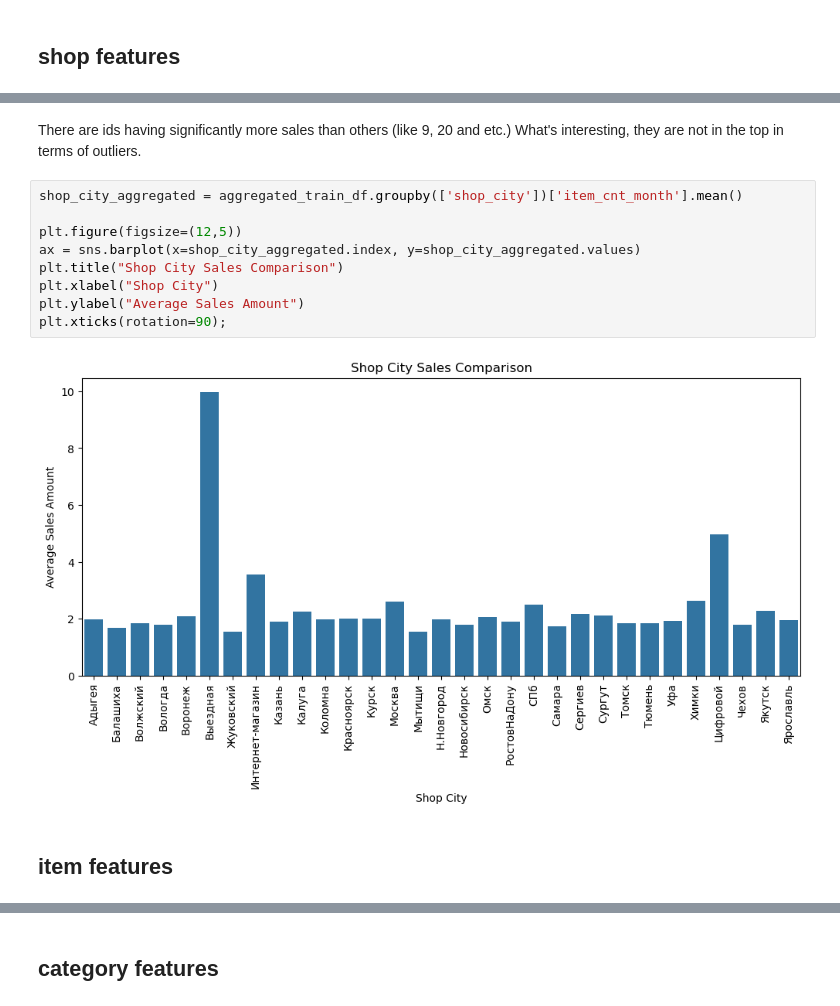
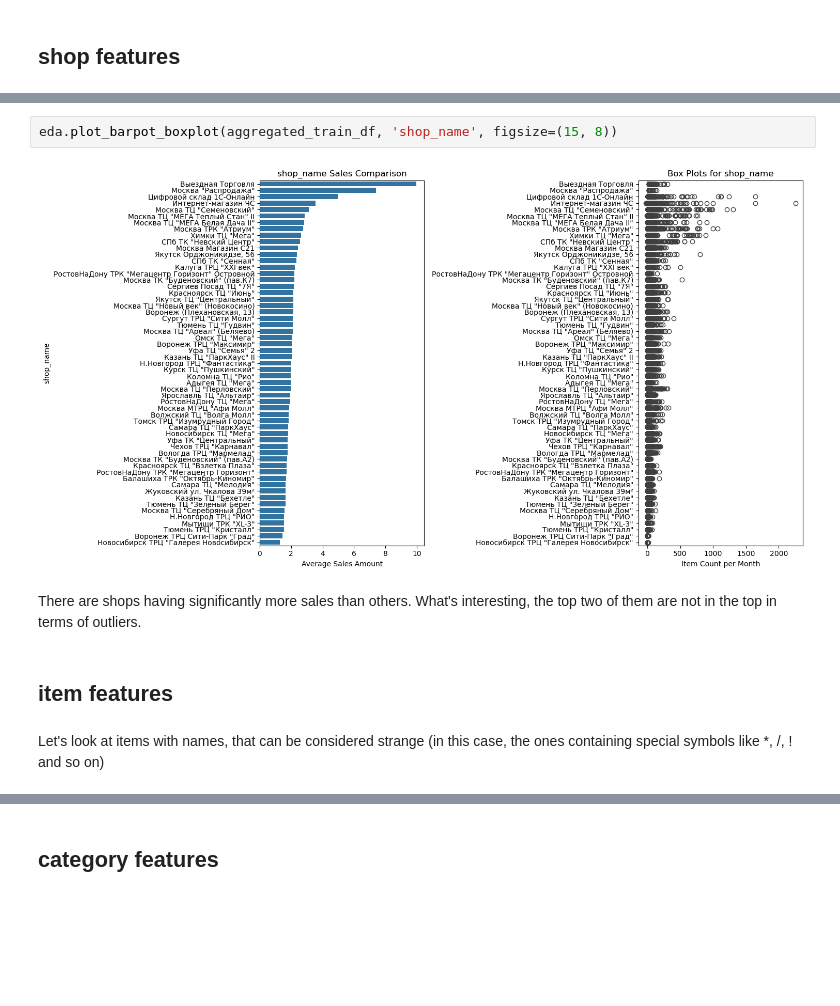
Before and after one commit to Alexennk/ml-ds-practice, a Jupyter notebook: notebooks/eda_notebook.ipynb, the cells around one changed output, grey strips where cells are left out. Cells and saved outputs as stored; diff of their text form; blank space fills up the shorter version.

```diff
--- a/notebooks/eda_notebook.ipynb
+++ b/notebooks/eda_notebook.ipynb
@@ -290,18 +274,13 @@ Text(0.5, 1.0, 'Box Plots for Shop ID')
+# %%
+eda.plot_barpot_boxplot(aggregated_train_df, 'shop_name', figsize=(15, 8))
+# %% [output]
+[figure, added]
 # %% [markdown]
-There are ids having significantly more sales than others (like 9, 20 and etc.) What's interesting, they are not in the top in terms of outliers.
+There are shops having significantly more sales than others. What's interesting, the top two of them are not in the top in terms of outliers.
-# %%
-shop_city_aggregated = aggregated_train_df.groupby(['shop_city'])['item_cnt_month'].mean()
-
-plt.figure(figsize=(12,5))
-ax = sns.barplot(x=shop_city_aggregated.index, y=shop_city_aggregated.values)
-plt.title("Shop City Sales Comparison")
-plt.xlabel("Shop City")
-plt.ylabel("Average Sales Amount")
-plt.xticks(rotation=90);
-# %% [output]
-[figure, removed]
 # %% [markdown]
 ## **item** features
+# %% [markdown]
+Let's look at items with names, that can be considered strange (in this case, the ones containing special symbols like *, /, ! and so on)
 # %%
 import re
 
```
Also changed, not shown: parts of 68 cells of this notebook, 3 other files.
